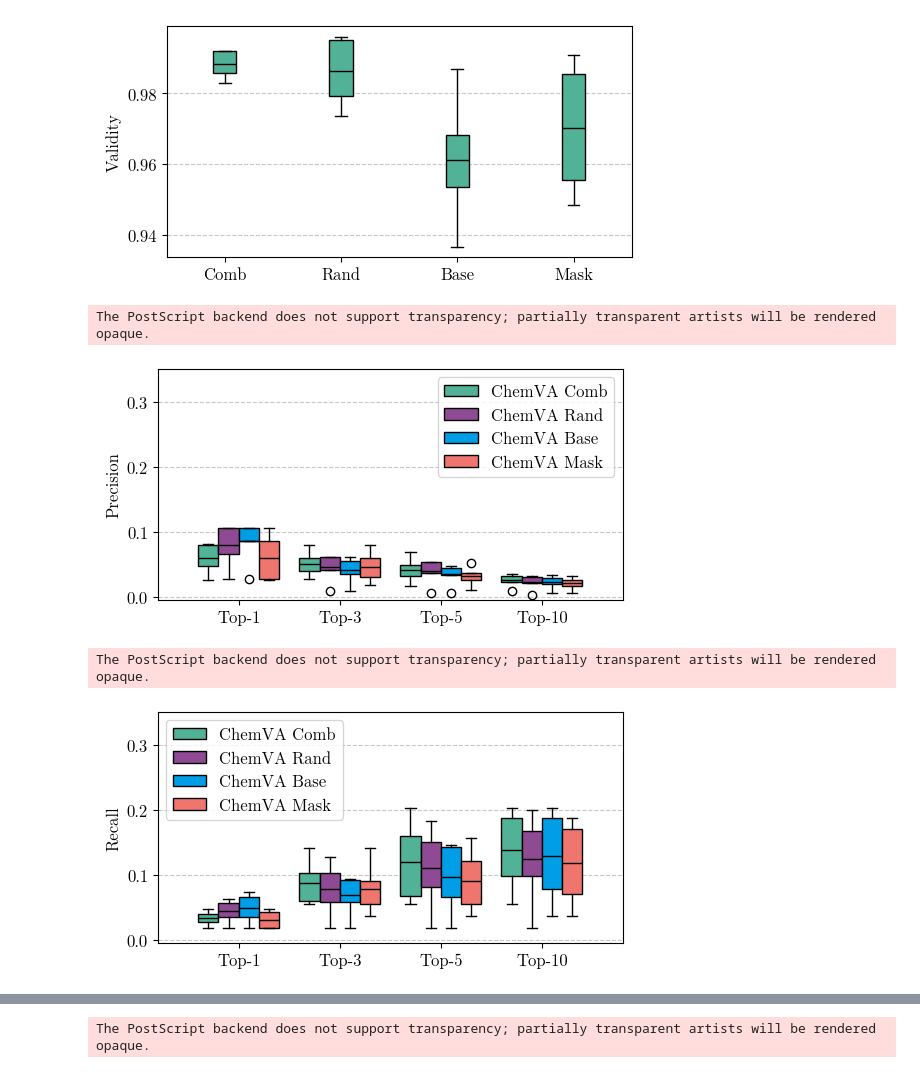
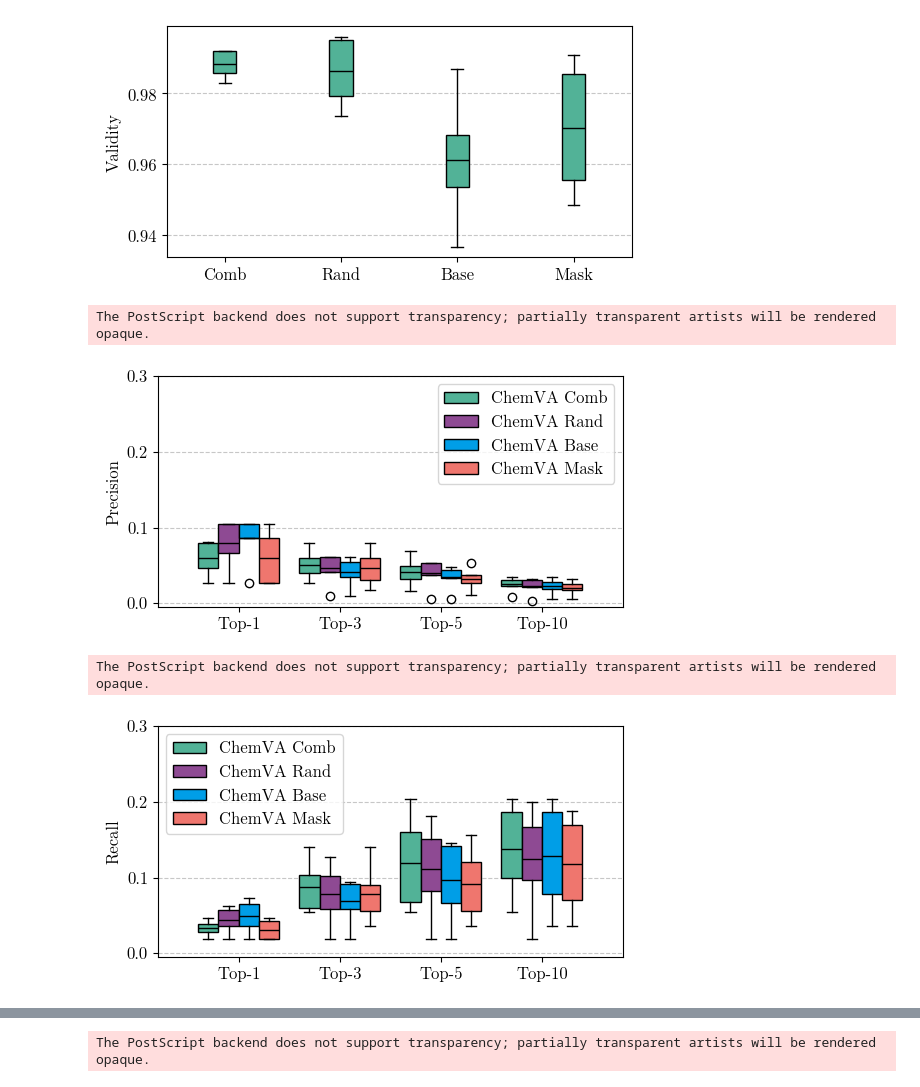
Before and after one commit to tsofiac/LAGOM, a Jupyter notebook: data_analysis/boxplot.ipynb, the cells around one changed output, grey strips where cells are left out. Drawn from its saved outputs; the diff is of its cells as text; code cells hidden in the pictures.

```diff
--- a/data_analysis/boxplot.ipynb
+++ b/data_analysis/boxplot.ipynb
@@ -221,37 +219,37 @@ The PostScript backend does not support transparency; partially transparent arti
 # %%
 # ChemVA variants
 bs = 4
 
 recall_comb, precision_comb, score_one_comb, score_all_comb = score_result('../evaluation/alohomora/result_chemVA_comb.csv', bs, False)
 recall_rand, precision_rand, score_one_rand, score_all_rand = score_result('../evaluation/alohomora/result_chemVA_rand.csv', bs, False)
 recall_base, precision_base, score_one_base, score_all_base = score_result('../evaluation/alohomora/result_chemVA_base.csv', bs, False)
 recall_mask, precision_mask, score_one_mask, score_all_mask = score_result('../evaluation/alohomora/result_chemVA_mask.csv', bs, False)
 
 precision = [precision_comb[0:4], precision_rand[0:4], precision_base[0:4], precision_mask[0:4]]
 recall = [recall_comb[0:4], recall_rand[0:4], recall_base[0:4], recall_mask[0:4]]
 score_one = [score_one_comb[0:4], score_one_rand[0:4], score_one_base[0:4], score_one_mask[0:4]]
 score_all = [score_all_comb[0:4], score_all_rand[0:4], score_all_base[0:4], score_all_mask[0:4]]
 
 xlabel = None
 xticks = ['Top-1', 'Top-3', 'Top-5', 'Top-10']
 labels = ['ChemVA Comb', 'ChemVA Rand', 'ChemVA Base', 'ChemVA Mask']
 
 ylabel = 'Precision'
-multi_boxplot(precision, xlabel, ylabel, xticks, labels, 'upper right', 'chemVA_precision', 0.35)
+multi_boxplot(precision, xlabel, ylabel, xticks, labels, 'upper right', 'chemVA_precision', 0.3)
 
 ylabel = 'Recall'
-multi_boxplot(recall, xlabel, ylabel, xticks, labels, 'upper left', 'chemVA_recall', 0.35)
+multi_boxplot(recall, xlabel, ylabel, xticks, labels, 'upper left', 'chemVA_recall', 0.3)
 
 # ylabel = 'At Least One Metabolite'
 # multi_boxplot(score_one, xlabel, ylabel, xticks, labels, 'upper left', 'at_least_chemVA', 0.5)
 
 # ylabel = 'All Metabolites'
 # multi_boxplot(score_all, xlabel, ylabel, xticks, labels, 'upper left', 'all_chemVA', 0.5)
 # %% [output]
 The PostScript backend does not support transparency; partially transparent artists will be rendered opaque.
-[figure, old version]
+[figure, new version]
 The PostScript backend does not support transparency; partially transparent artists will be rendered opaque.
-[figure, old version]
+[figure, new version]
 # %%
 # VA variants
 bs = 4
```
Also changed, not shown: parts of 11 cells of this notebook, 34 other files.
